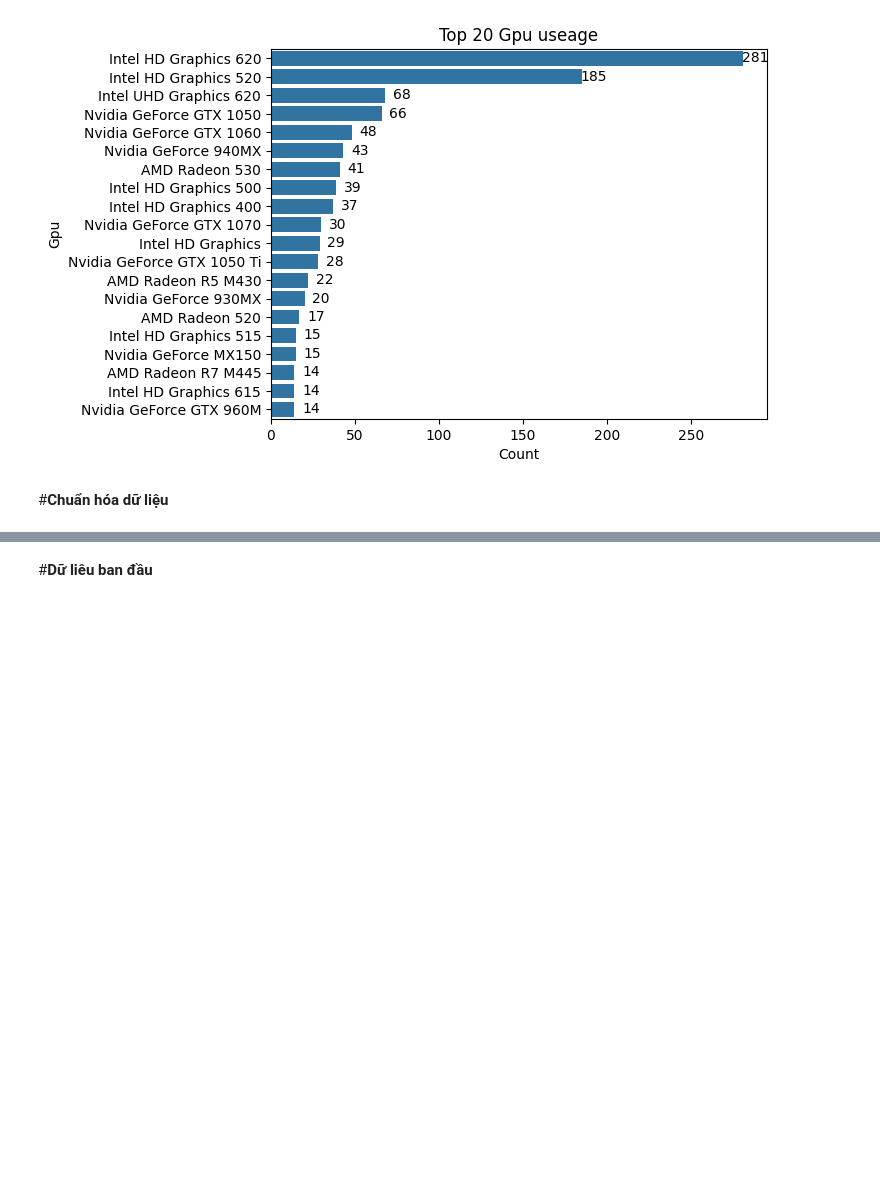
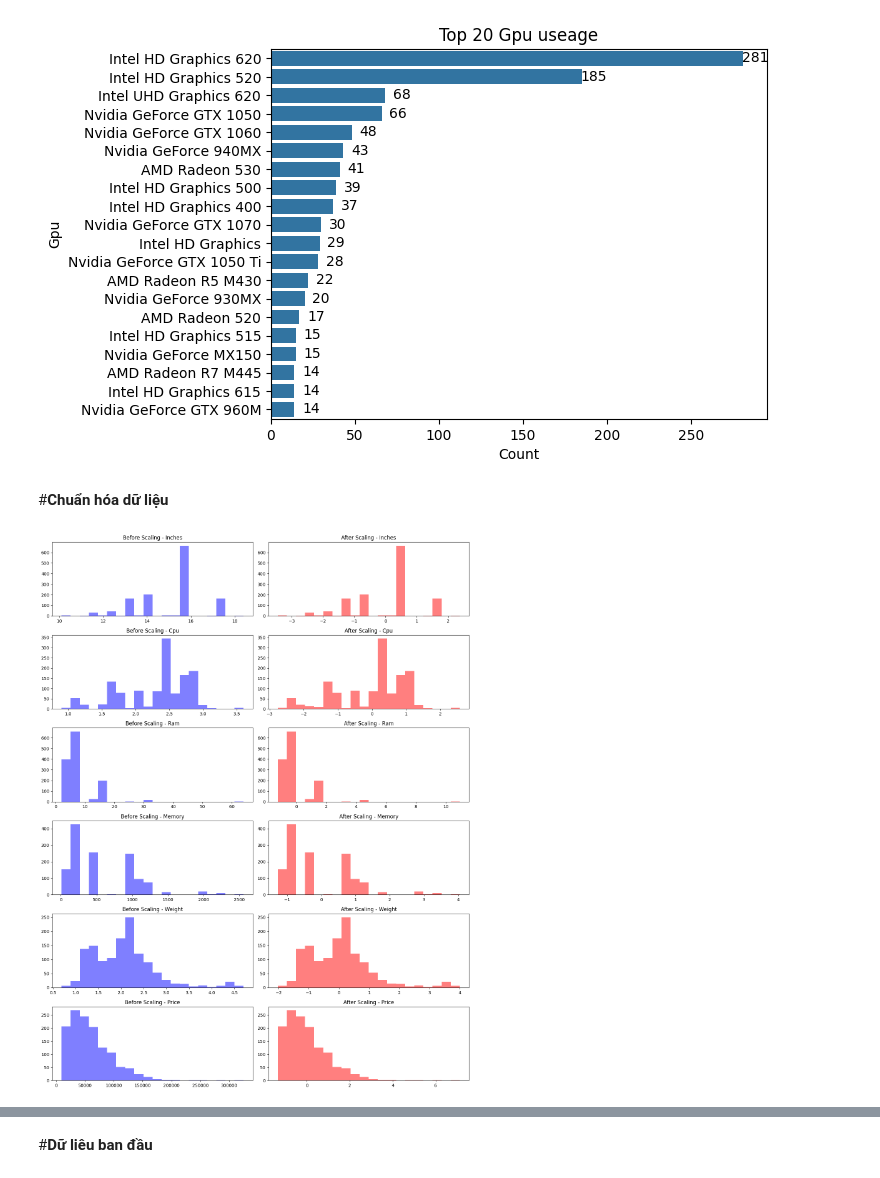
Before and after one commit to MinhLam577/ChatBot, a Jupyter notebook: DataCleaning.ipynb, the cells around one changed output, grey strips where cells are left out. Saved outputs shown, nothing was run; the diff lists cells and outputs as text; code cells hidden in the pictures; blank space fills up the shorter version.

```diff
--- a/DataCleaning.ipynb
+++ b/DataCleaning.ipynb
@@ -489,0 +454,19 @@ df_scaled = Scaler.fit_transform(df_selected)
+# %%
+Scaler = StandardScaler()
+selected_columns = ['Inches', 'Cpu', 'Ram', "Memory", "Weight", "Price"]
+df_selected = df[selected_columns]
+df_scaled = Scaler.fit_transform(df_selected)
+df_scaled = pd.DataFrame(df_scaled, columns=selected_columns)
+plt.figure(figsize=(14, 18))  # Change the size of the figure
+for i, column in enumerate(selected_columns):
+    plt.subplot(6, 2, 2*i + 1)  # Change the number of rows in the subplot
+    plt.hist(df[column], bins=20, color='blue', alpha=0.5)
+    plt.title(f'Before Scaling - {column}')
+    plt.subplot(6, 2, 2*i+2)  # Change the number of rows in the subplot
+    plt.hist(df_scaled[column], bins=20, color='red', alpha=0.5)
+    plt.title(f'After Scaling - {column}')
+
+plt.tight_layout()
+plt.show()
+# %% [output]
+[figure, added]
```
Also changed, not shown: parts of 13 cells of this notebook, 18 other files.
